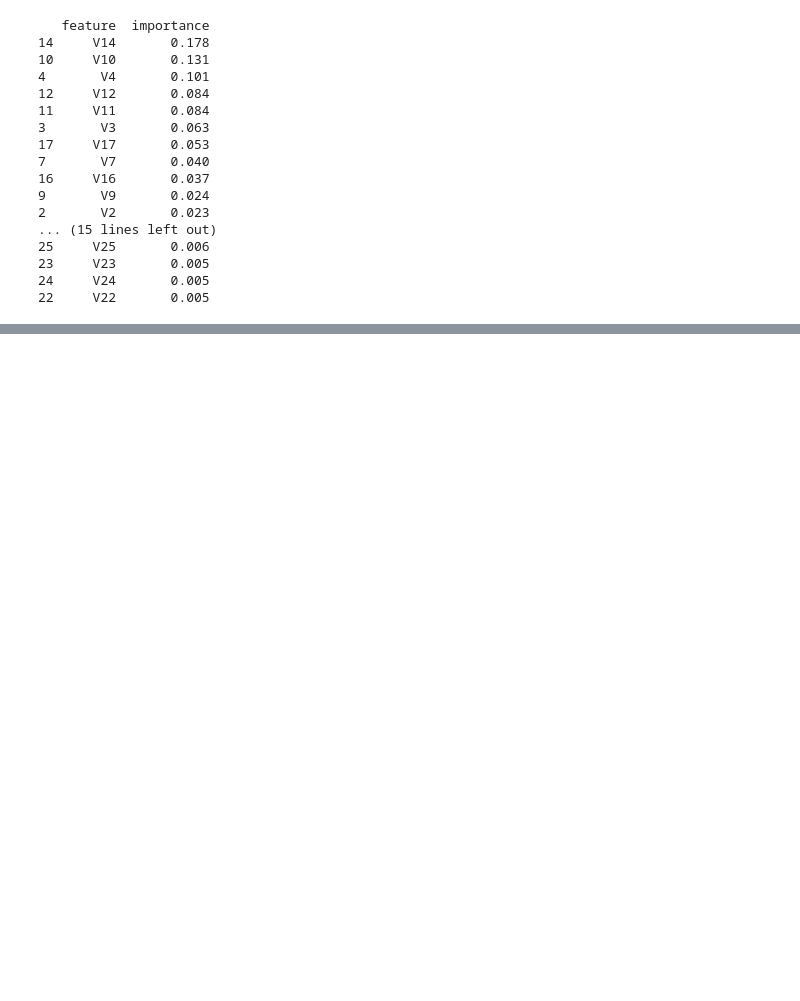
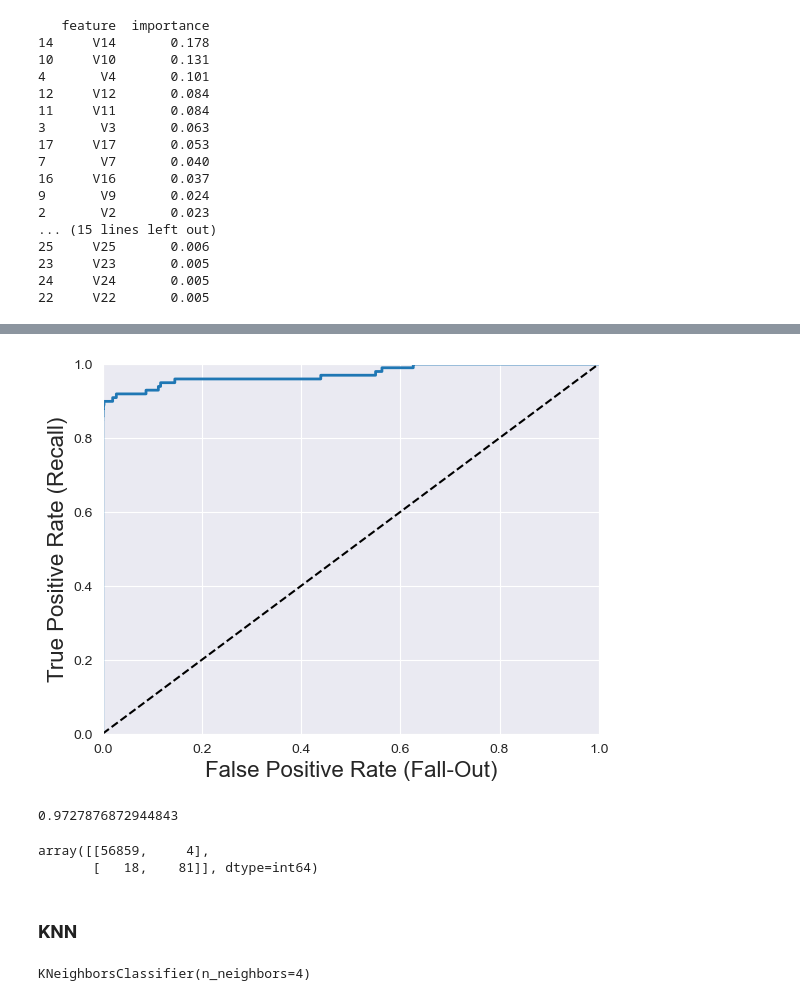
Before and after one commit to xmarkx/fraud_detection, a Jupyter notebook: Crredit_cards_fraud.ipynb, the cells around one changed output, grey strips where cells are left out. Cells and saved outputs as stored; diff of their text form; code cells hidden in the pictures; blank space fills up the shorter version.

```diff
--- a/Crredit_cards_fraud.ipynb
+++ b/Crredit_cards_fraud.ipynb
@@ -720,0 +865,4 @@ print(feature_importances)
+# %%
+xgb_clf = xgb.XGBClassifier()
+# %%
+xgb_clf.fit(X_train_poc, y_train)
@@ -720,0 +896,17 @@ print(feature_importances)
+# %%
+y_prob_xgb = xgb_clf.predict_proba(X_test_poc)[:,1]
+fpr, tpr, thresholds = roc_curve(y_test_poc, y_prob_xgb)
+
+plot_roc_curve(fpr,tpr)
+plt.show()
+# %% [output]
+[figure, added]
+# %%
+roc_auc_score(y_test_poc, y_prob_xgb)
+# %% [output]
+0.9727876872944843
+# %%
+confusion_matrix(y_test_poc, y_pred_xgb)
+# %% [output]
+array([[56859,     4],
+       [   18,    81]], dtype=int64)
@@ -720,0 +931,2 @@ print(feature_importances)
+# %% [markdown]
+### KNN
@@ -720,0 +937,4 @@ print(feature_importances)
+# %%
+knn.fit(X_train_poc, y_train)
+# %% [output]
+KNeighborsClassifier(n_neighbors=4)
```
Also changed, not shown: parts of 39 cells of this notebook, 1 other file.
